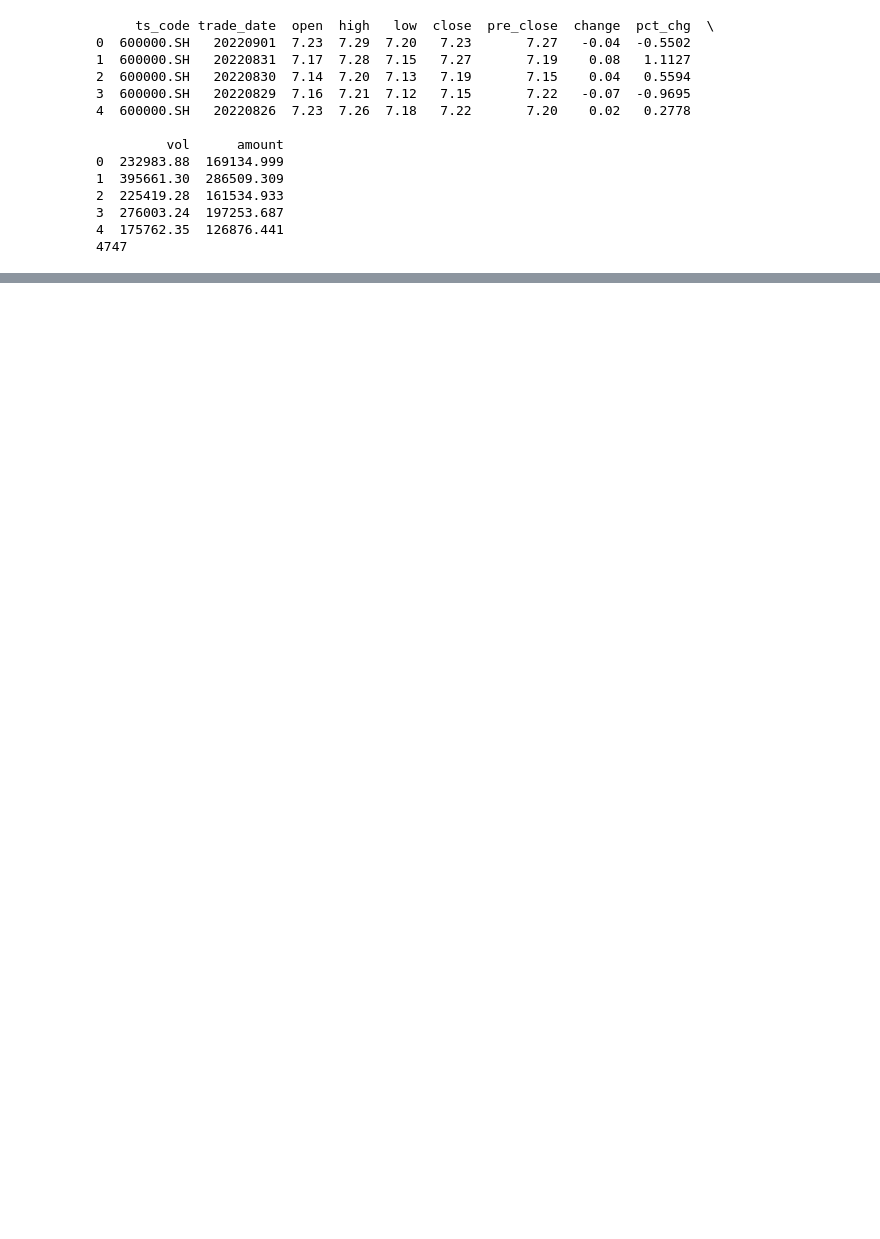
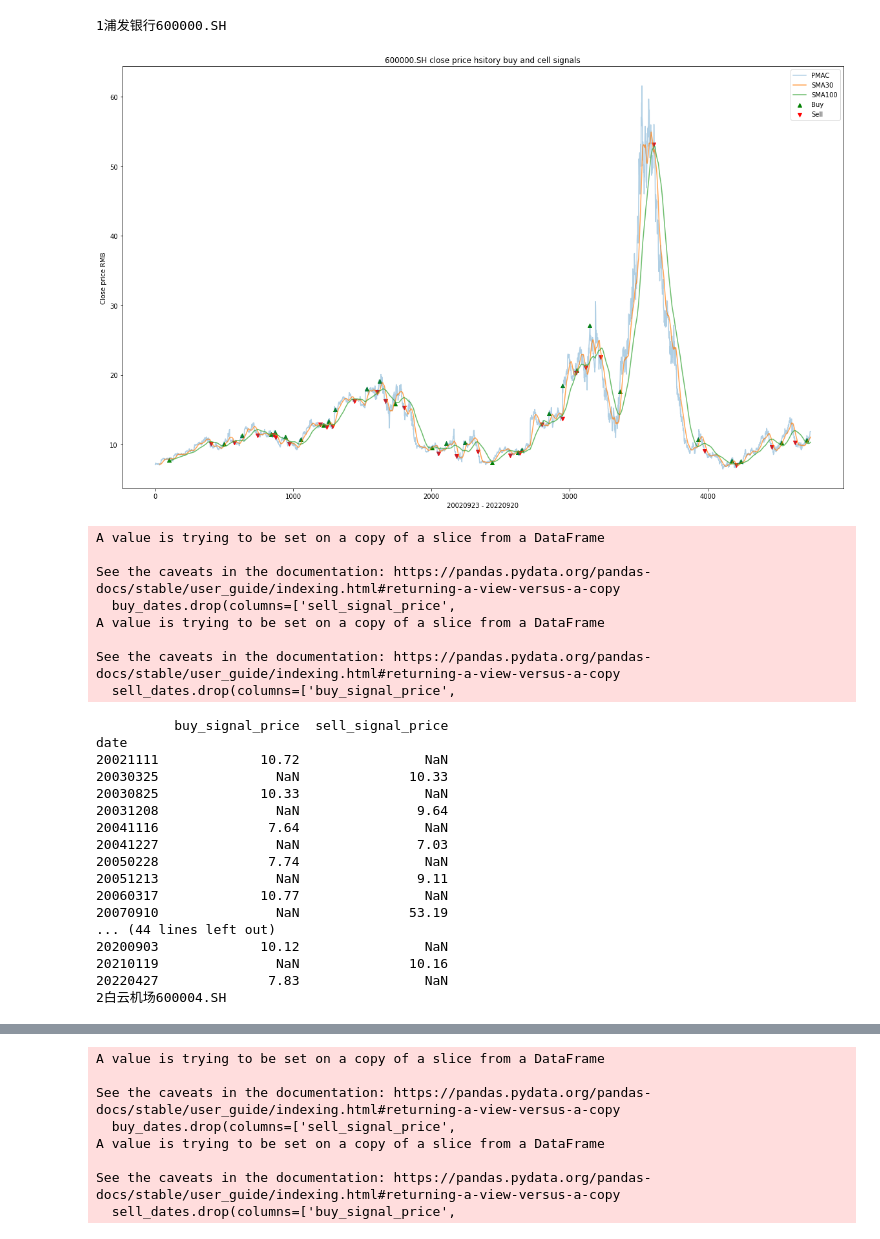
Before and after one commit to zhumeisongsong/analysis-of-stock-earnings-with-averaging-systematic-trading-strategy, a Jupyter notebook: practice.ipynb, the cells around one changed output, grey strips where cells are left out. Drawn from its saved outputs; the diff is of its cells as text; code cells hidden in the pictures; blank space fills up the shorter version.

```diff
--- a/practice.ipynb
+++ b/practice.ipynb
@@ -8,29 +95,58 @@ pro = ts.pro_api()
+# %%
+def graphChart(stock_data, code):
+    data = chart(stock_data)
+    buy_sell_data = buy_sell(data)
+    data['buy_signal_price'] = buy_sell_data[0]
+    data['sell_signal_price'] = buy_sell_data[1]
+
+    graph(data, code)
+    dates(data)
 # %%
 # https://tushare.pro/document/2?doc_id=25
+# https://tushare.pro/document/2?doc_id=27
+
 # get Constituents of SSE
 data = pro.stock_basic(exchange='SSE', list_status='L',
                        fields='ts_code,symbol,name,area,industry,list_date')
 # print(data.head())
-# print(len(data))
 
-# https://tushare.pro/document/2?doc_id=27
-# the histories data of a stock
-stock_data = pro.daily(ts_code='600000.SH',
-                       start_date='20020901', end_date='20220901')
-print(stock_data.head())
-print(len(stock_data))
+start_date = '20020920'
+end_date = '20220920'
+
+for i in range(20):
+    ts_code = data['ts_code'][i]
+    name = data['name'][i]
+    print(str(i + 1) + name + ts_code)
+
+    stock_data = pro.daily(ts_code=ts_code,
+                           start_date=start_date, end_date=end_date).drop(columns=[
+                               'low', 'high', 'pre_close', 'ts_code', 'change', 'vol', 'pct_chg', 'amount'])
+    graphChart(stock_data, ts_code)
 # %% [output]
-     ts_code trade_date  open  high   low  close  pre_close  change  pct_chg  \
-0  600000.SH   20220901  7.23  7.29  7.20   7.23       7.27   -0.04  -0.5502
-1  600000.SH   20220831  7.17  7.28  7.15   7.27       7.19    0.08   1.1127
-2  600000.SH   20220830  7.14  7.20  7.13   7.19       7.15    0.04   0.5594
-3  600000.SH   20220829  7.16  7.21  7.12   7.15       7.22   -0.07  -0.9695
-4  600000.SH   20220826  7.23  7.26  7.18   7.22       7.20    0.02   0.2778
-
-         vol      amount
-0  232983.88  169134.999
-1  395661.30  286509.309
-2  225419.28  161534.933
-3  276003.24  197253.687
-4  175762.35  126876.441
-4747
+1浦发银行600000.SH
+[figure, added]
+A value is trying to be set on a copy of a slice from a DataFrame
+
+See the caveats in the documentation: https://pandas.pydata.org/pandas-docs/stable/user_guide/indexing.html#returning-a-view-versus-a-copy
+  buy_dates.drop(columns=['sell_signal_price',
+A value is trying to be set on a copy of a slice from a DataFrame
+
+See the caveats in the documentation: https://pandas.pydata.org/pandas-docs/stable/user_guide/indexing.html#returning-a-view-versus-a-copy
+  sell_dates.drop(columns=['buy_signal_price',
+          buy_signal_price  sell_signal_price
+date
+20021111             10.72                NaN
+20030325               NaN              10.33
+20030825             10.33                NaN
+20031208               NaN               9.64
+20041116              7.64                NaN
+20041227               NaN               7.03
+20050228              7.74                NaN
+20051213               NaN               9.11
+20060317             10.77                NaN
+20070910               NaN              53.19
+... (44 lines left out)
+20200903             10.12                NaN
+20210119               NaN              10.16
+20220427              7.83                NaN
+2白云机场600004.SH
@@ -36,0 +154,8 @@ print(len(stock_data))
+A value is trying to be set on a copy of a slice from a DataFrame
+
+See the caveats in the documentation: https://pandas.pydata.org/pandas-docs/stable/user_guide/indexing.html#returning-a-view-versus-a-copy
+  buy_dates.drop(columns=['sell_signal_price',
+A value is trying to be set on a copy of a slice from a DataFrame
+
+See the caveats in the documentation: https://pandas.pydata.org/pandas-docs/stable/user_guide/indexing.html#returning-a-view-versus-a-copy
+  sell_dates.drop(columns=['buy_signal_price',
```
Also changed, not shown: parts of 14 cells of this notebook, 1 other file.
